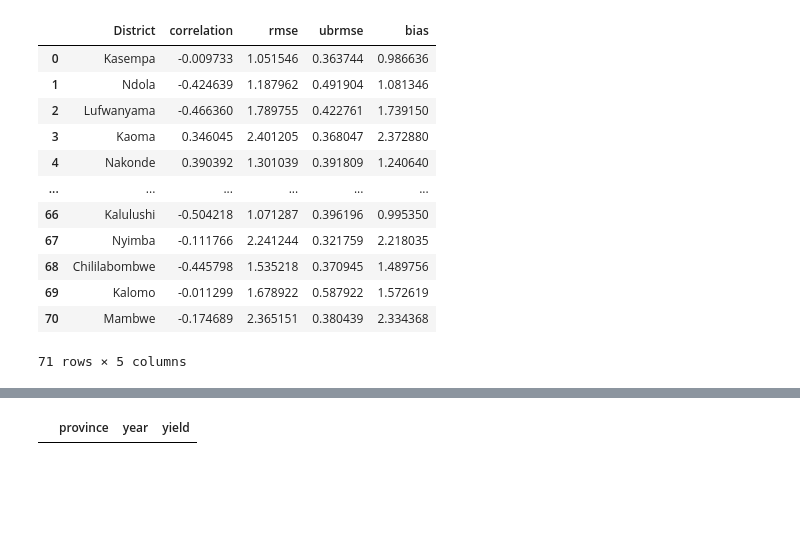
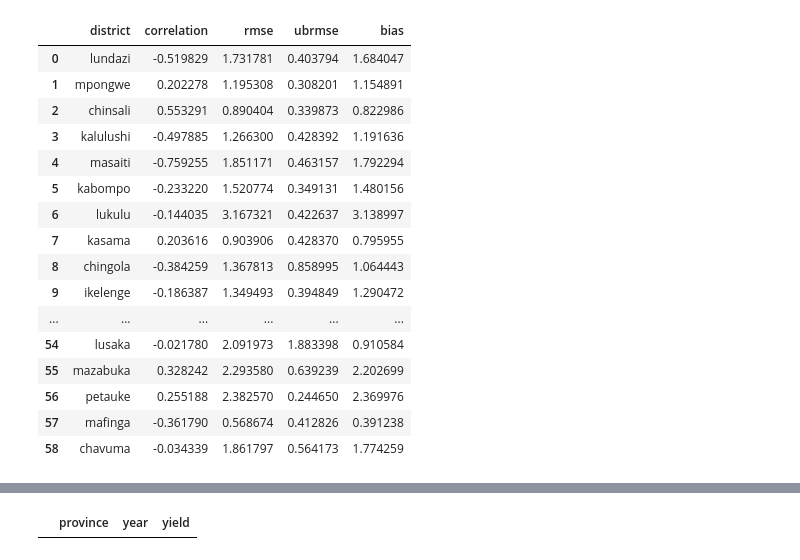
Before and after one commit to franklineronoh/crop-modeling, a Jupyter notebook: zambia/bias_correction_zmb.ipynb, the cells around one changed output, grey strips where cells are left out. Drawn from its saved outputs; the diff is of its cells as text; code cells hidden in the pictures; blank space fills up the shorter version.

```diff
--- a/zambia/bias_correction_zmb.ipynb
+++ b/zambia/bias_correction_zmb.ipynb
@@ -3,3 +3,10 @@
 import pandas as pd
 import numpy as np
 import geopandas as gpd
+# %%
+#reading rheast and extracting districts
+rheast= pd.read_csv('data/rheas/maize_zmb_n_25_chirps_cul1_fertilizer50.csv')
+pre=pd.read_csv('data/preharvest/preharvest.csv')
+post=pd.read_csv('data/postharvest/moa_data.csv')
+# post['province']=post['province'].replace(['northwest'], 'northwest')
+post
@@ -6,28 +73,10 @@ import geopandas as gpd
 # %%
-#reading rheast and extracting districts
-rheast= pd.read_csv('data/rheas/maize_zmb_n_25_tamsat_cul_assimila_on_fertilizer5.csv')
-pre=pd.read_csv('data/preharvest/preharvest.csv')
-post=pd.read_csv('data/postharvest/moa_data.csv')
-post['province']=post['province'].replace(['North Western'], 'North-Western')
-
 # rheast.rename(columns={'cname': 'district'},inplace=True)
-
 # #Add a year column to preharvest data and calculate yield
 # # pre['year']=pre['season'].str.extract(r'(\d{4})')
-pre['year']=pre[' Year']
+pre['year']=pre['year']
 pre['district']=pre['cname']
 rheast['district']=rheast['cname']
-
-
-pre['yield']=pre[' Yield (MT/Ha)']
-
+pre['yield']=pre['yield(mt/ha)']
 post['year']=post['season'].str.extract(r'(\d{4})')
 post['yield']=post['production']/post['hactares']
-#
-# # #Extracting Districts
-pre_list_districts= pre['district'].to_list()
-pre_set_districts=set(pre_list_districts)
-pre_districts=list(pre_set_districts)
-rheast_list_districts=rheast['district'].to_list()
-rheast_set_districts=set(rheast_list_districts)
-rheas_districts=list(rheast_set_districts)
@@ -115,47 +208,51 @@ distric_metrics1
 # dssat=dssat.loc[(dssat['year']==2011) | (dssat['year']==2012) | (dssat['year']==2014)]
 
 # post['yield']=post['production']/post['hactares']
 # dssat=dssat.loc[(dssat['year']==2011) | (dssat['year']==2012) | (dssat['year']==2014)]
 # post
 # post=post.reset_index()
 # # dssat=dssat.reset_index()
 
 # # correlation
 # # dssat['yield'].corr(post['yield'])
 # #rmse
 # # pearson's correlation
 # corr = dssat['yield'].corr(post['yield'])
 # # #root mean square error
 # rmse = np.sqrt(((dssat['yield']-post['yield'])**2).mean())
 # post['yield']
 # # #unbiased RMSE
 # ubrmse = np.sqrt((((dssat['yield']-dssat['yield'].mean())-(post['yield']-post['yield'].mean()))**2).mean())
 
 # # #bias
 # bias = (dssat['yield']-post['yield']).mean()
 
 # # print(corr,rmse,ubrmse,bias)
 district_statistics1=pd.DataFrame(distric_metrics1)
-district_statistics1=district_statistics1.rename({0:'District',1: 'correlation',
+district_statistics1=district_statistics1.rename({0:'district',1: 'correlation',
                                                   2: 'rmse', 3:'ubrmse', 4:'bias'}, axis=1)
 # stats.to_csv('preharvest_dssat_distric_level_metrics.csv')
 # stats
 # districts
 district_statistics1#.to_csv('zambia_preharvest_rheas__district_level_metrics.csv')
 # %% [output]
-|  | District | correlation | rmse | ubrmse | bias |
-| 0 | Kasempa | -0.009733 | 1.051546 | 0.363744 | 0.986636 |
-| 1 | Ndola | -0.424639 | 1.187962 | 0.491904 | 1.081346 |
-| 2 | Lufwanyama | -0.466360 | 1.789755 | 0.422761 | 1.739150 |
-| 3 | Kaoma | 0.346045 | 2.401205 | 0.368047 | 2.372880 |
-| 4 | Nakonde | 0.390392 | 1.301039 | 0.391809 | 1.240640 |
+|  | district | correlation | rmse | ubrmse | bias |
+| 0 | lundazi | -0.519829 | 1.731781 | 0.403794 | 1.684047 |
+| 1 | mpongwe | 0.202278 | 1.195308 | 0.308201 | 1.154891 |
+| 2 | chinsali | 0.553291 | 0.890404 | 0.339873 | 0.822986 |
+| 3 | kalulushi | -0.497885 | 1.266300 | 0.428392 | 1.191636 |
+| 4 | masaiti | -0.759255 | 1.851171 | 0.463157 | 1.792294 |
+| 5 | kabompo | -0.233220 | 1.520774 | 0.349131 | 1.480156 |
+| 6 | lukulu | -0.144035 | 3.167321 | 0.422637 | 3.138997 |
+| 7 | kasama | 0.203616 | 0.903906 | 0.428370 | 0.795955 |
+| 8 | chingola | -0.384259 | 1.367813 | 0.858995 | 1.064443 |
+| 9 | ikelenge | -0.186387 | 1.349493 | 0.394849 | 1.290472 |
 | ... | ... | ... | ... | ... | ... |
-| 66 | Kalulushi | -0.504218 | 1.071287 | 0.396196 | 0.995350 |
-| 67 | Nyimba | -0.111766 | 2.241244 | 0.321759 | 2.218035 |
-| 68 | Chililabombwe | -0.445798 | 1.535218 | 0.370945 | 1.489756 |
-| 69 | Kalomo | -0.011299 | 1.678922 | 0.587922 | 1.572619 |
-| 70 | Mambwe | -0.174689 | 2.365151 | 0.380439 | 2.334368 |
+| 54 | lusaka | -0.021780 | 2.091973 | 1.883398 | 0.910584 |
+| 55 | mazabuka | 0.328242 | 2.293580 | 0.639239 | 2.202699 |
+| 56 | petauke | 0.255188 | 2.382570 | 0.244650 | 2.369976 |
+| 57 | mafinga | -0.361790 | 0.568674 | 0.412826 | 0.391238 |
+| 58 | chavuma | -0.034339 | 1.861797 | 0.564173 | 1.774259 |
-71 rows × 5 columns
 # %%
 # Province Level
 #Read shapefiles and rename columns
```
Also changed, not shown: parts of 8 cells of this notebook, 14 other files.
